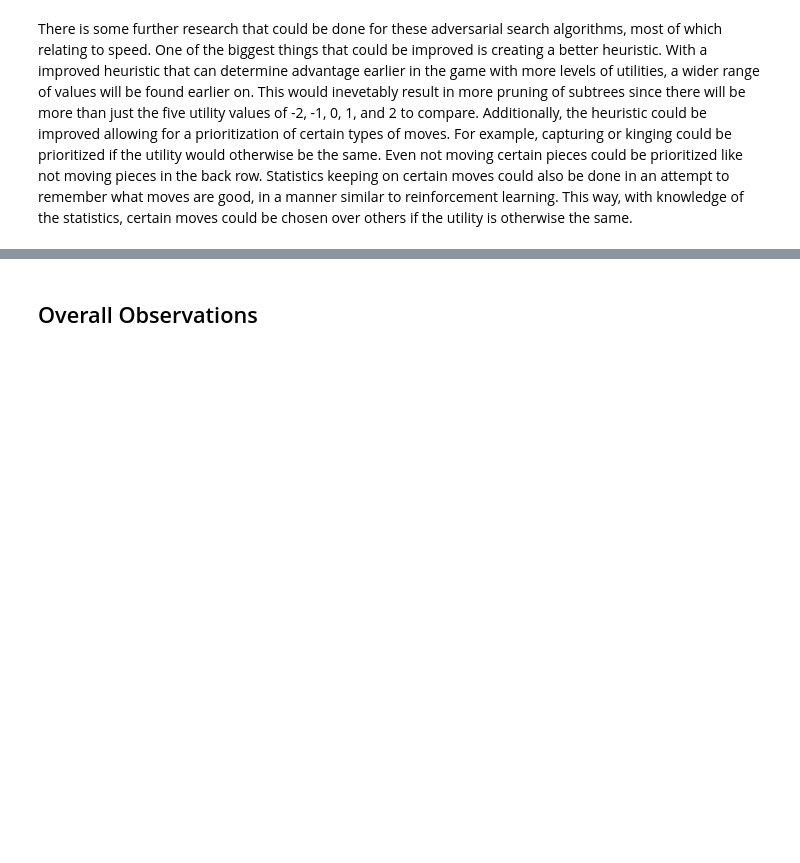
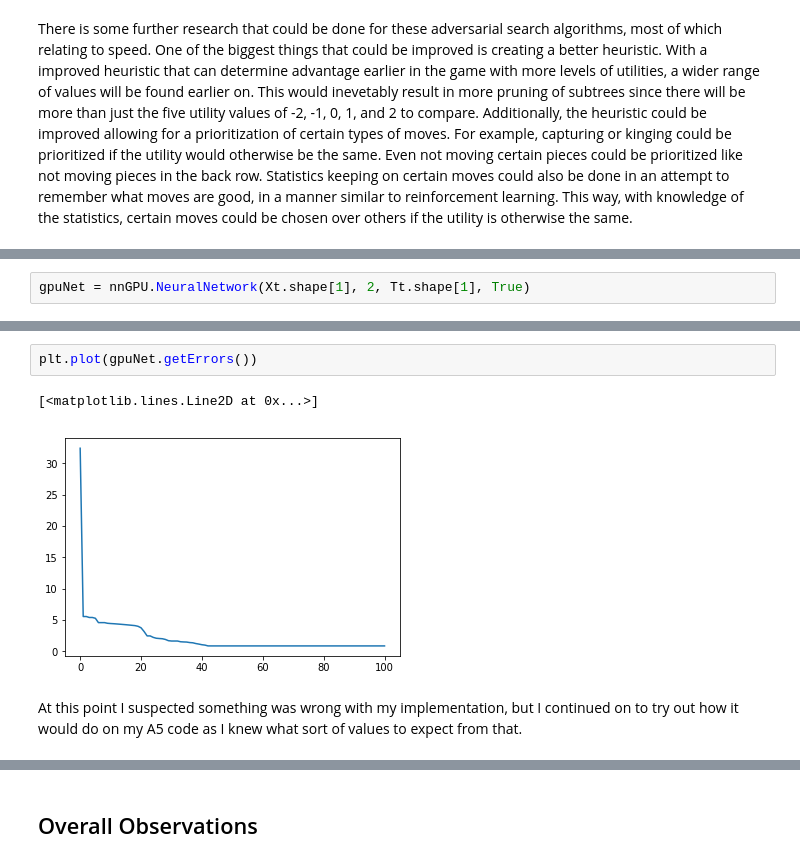
Before and after one commit to chrishaynes21/gneuarally_checkers, a Jupyter notebook: Williams-Newell-Haynes-Final-Project.ipynb, the cells around one changed output, grey strips where cells are left out. Drawn from its saved outputs; the diff is of its cells as text; blank space fills up the shorter version.

```diff
--- a/Williams-Newell-Haynes-Final-Project.ipynb
+++ b/Williams-Newell-Haynes-Final-Project.ipynb
@@ -336,0 +436,2 @@ There is some further research that could be done for these adversarial search a
+# %%
+gpuNet = nnGPU.NeuralNetwork(Xt.shape[1], 2, Tt.shape[1], True)
@@ -336,0 +457,7 @@ There is some further research that could be done for these adversarial search a
+# %%
+plt.plot(gpuNet.getErrors())
+# %% [output]
+[<matplotlib.lines.Line2D at 0x...>]
+[figure, added]
+# %% [markdown]
+At this point I suspected something was wrong with my implementation, but I continued on to try out how it would do on my A5 code as I knew what sort of values to expect from that.
```
Also changed, not shown: parts of 69 cells of this notebook.
